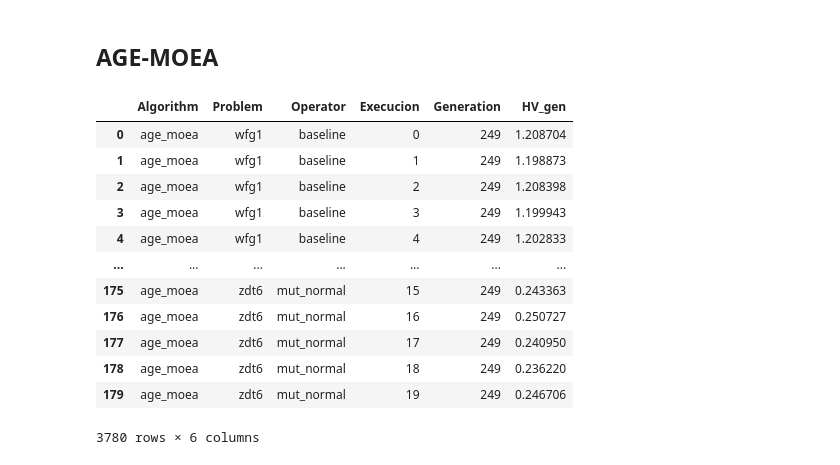
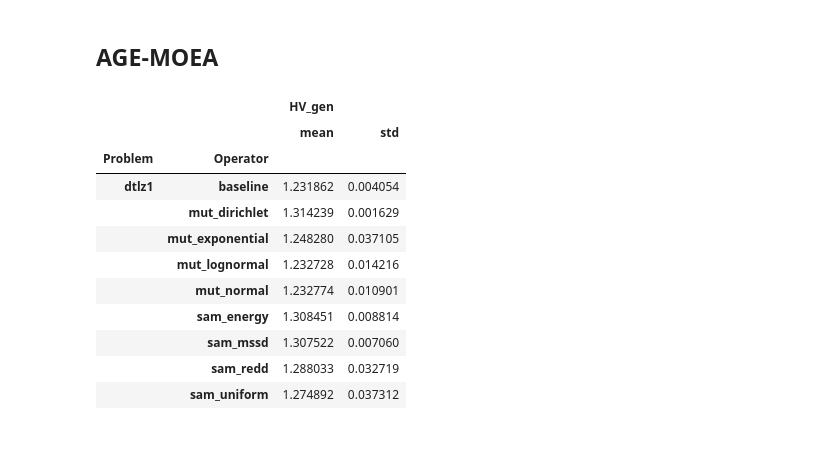
Before and after one commit to yeudiellm/MO-TEST-EA-SIMPLEX, a Jupyter notebook: test_optimize.ipynb, the cells around one changed output. Drawn from its saved outputs; the diff is of its cells as text; code cells hidden in the pictures.

```diff
--- a/test_optimize.ipynb
+++ b/test_optimize.ipynb
@@ -113,18 +98,17 @@ DF =evaluation_methods.get_final_reports(['age_moea'], dtlz_problems, 3, operato
 DF =evaluation_methods.get_final_reports(['age_moea'], zdt_problems, 2, operators, 20)
 # %%
 age_moea_summary = evaluation_methods.merge_dataframes('age_moea', wfg_problems+dtlz_problems+zdt_problems)
-age_moea_summary
+age_moea_summary.groupby(['Problem', 'Operator']).agg({'HV_gen': ['mean', 'std']}).head(9)
 # %% [output]
-|  | Algorithm | Problem | Operator | Execucion | Generation | HV_gen |
-| 0 | age_moea | wfg1 | baseline | 0 | 249 | 1.208704 |
-| 1 | age_moea | wfg1 | baseline | 1 | 249 | 1.198873 |
-| 2 | age_moea | wfg1 | baseline | 2 | 249 | 1.208398 |
-| 3 | age_moea | wfg1 | baseline | 3 | 249 | 1.199943 |
-| 4 | age_moea | wfg1 | baseline | 4 | 249 | 1.202833 |
-| ... | ... | ... | ... | ... | ... | ... |
-| 175 | age_moea | zdt6 | mut_normal | 15 | 249 | 0.243363 |
-| 176 | age_moea | zdt6 | mut_normal | 16 | 249 | 0.250727 |
-| 177 | age_moea | zdt6 | mut_normal | 17 | 249 | 0.240950 |
-| 178 | age_moea | zdt6 | mut_normal | 18 | 249 | 0.236220 |
-| 179 | age_moea | zdt6 | mut_normal | 19 | 249 | 0.246706 |
+|  |  | HV_gen |  |
+|  |  | mean | std |
+| Problem | Operator |  |  |
+| dtlz1 | baseline | 1.231862 | 0.004054 |
+|  | mut_dirichlet | 1.314239 | 0.001629 |
+|  | mut_exponential | 1.248280 | 0.037105 |
+|  | mut_lognormal | 1.232728 | 0.014216 |
+|  | mut_normal | 1.232774 | 0.010901 |
+|  | sam_energy | 1.308451 | 0.008814 |
+|  | sam_mssd | 1.307522 | 0.007060 |
+|  | sam_redd | 1.288033 | 0.032719 |
+|  | sam_uniform | 1.274892 | 0.037312 |
-3780 rows × 6 columns
```
Also changed, not shown: parts of 19 cells of this notebook, 54 other files.
